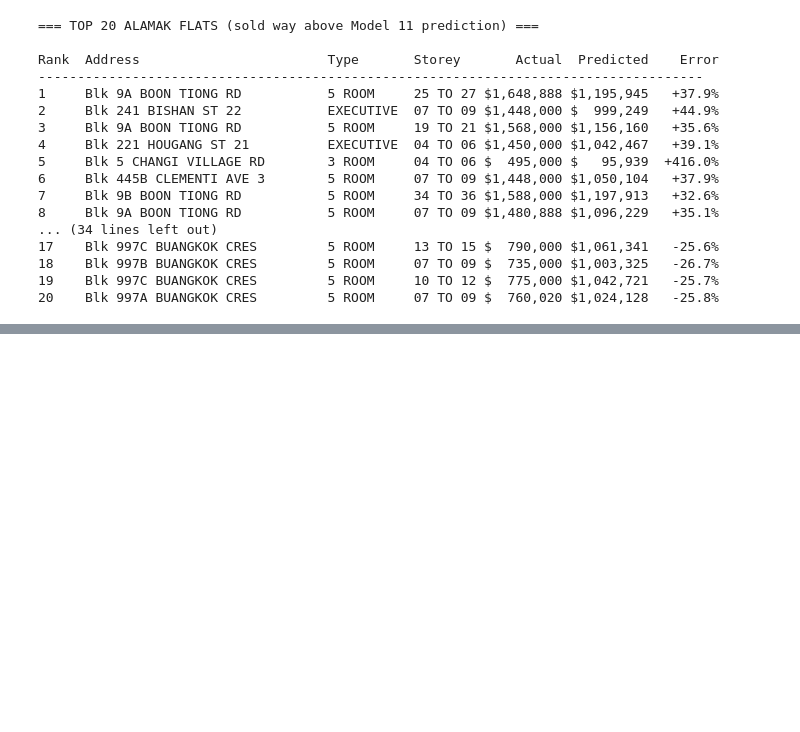
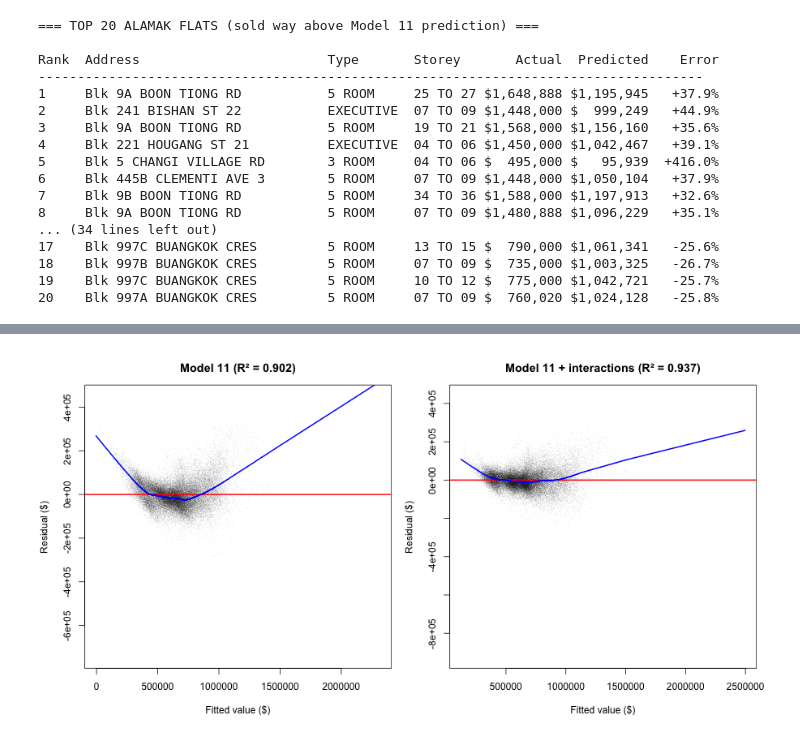
Before and after one commit to wongpeiting/hdb-regression, a Jupyter notebook: 14-revised-final-model.ipynb, the cells around one changed output, grey strips where cells are left out. Drawn from its saved outputs; the diff is of its cells as text; code cells hidden in the pictures; blank space fills up the shorter version.

```diff
--- a/14-revised-final-model.ipynb
+++ b/14-revised-final-model.ipynb
@@ -461,0 +567,21 @@ The average Model 11 coefficient of $+1,189 per trailing 8 masks sharp variation
+# %%
+%%R -w 900 -h 450
+par(mfrow = c(1, 2), mar = c(4, 4, 3, 1))
+
+# Model 11 (no interactions)
+plot(fitted(model11), resid(model11),
+     pch = '.', col = rgb(0, 0, 0, 0.05),
+     xlab = 'Fitted value ($)', ylab = 'Residual ($)',
+     main = sprintf('Model 11 (R\u00b2 = %.3f)', summary(model11)$r.squared))
+abline(h = 0, col = 'red', lwd = 2)
+lines(lowess(fitted(model11), resid(model11), f = 0.2), col = 'blue', lwd = 2)
+
+# Model 11 + interactions
+plot(fitted(model11_int), resid(model11_int),
+     pch = '.', col = rgb(0, 0, 0, 0.05),
+     xlab = 'Fitted value ($)', ylab = 'Residual ($)',
+     main = sprintf('Model 11 + interactions (R\u00b2 = %.3f)', summary(model11_int)$r.squared))
+abline(h = 0, col = 'red', lwd = 2)
+lines(lowess(fitted(model11_int), resid(model11_int), f = 0.2), col = 'blue', lwd = 2)
+# %% [output]
+[figure, added]
```
Also changed, not shown: parts of 8 cells of this notebook.
